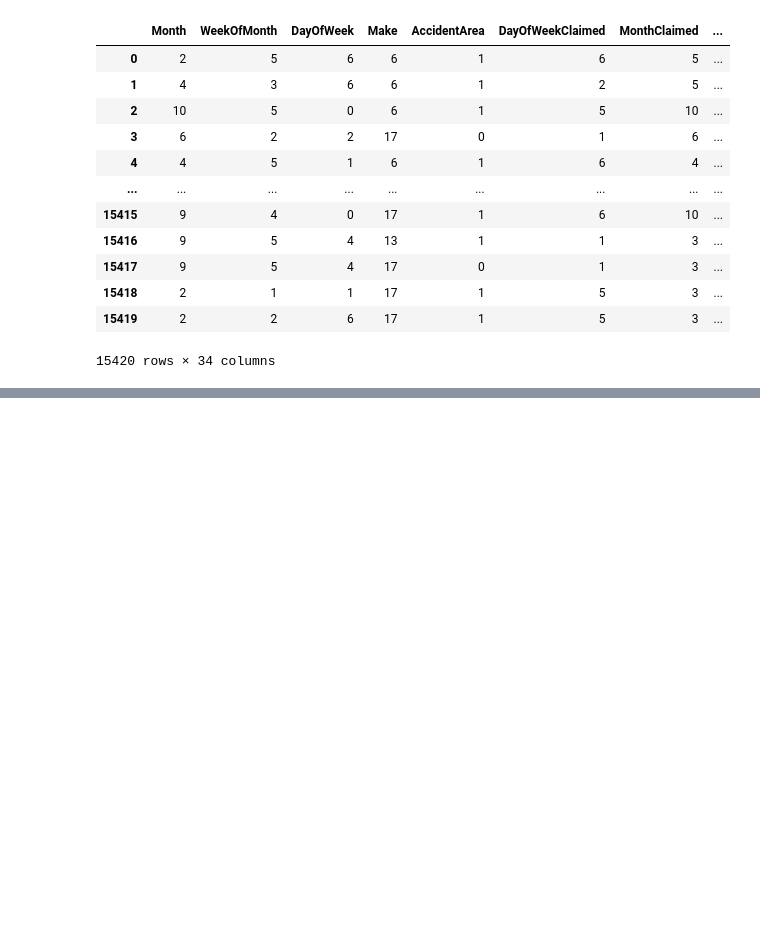
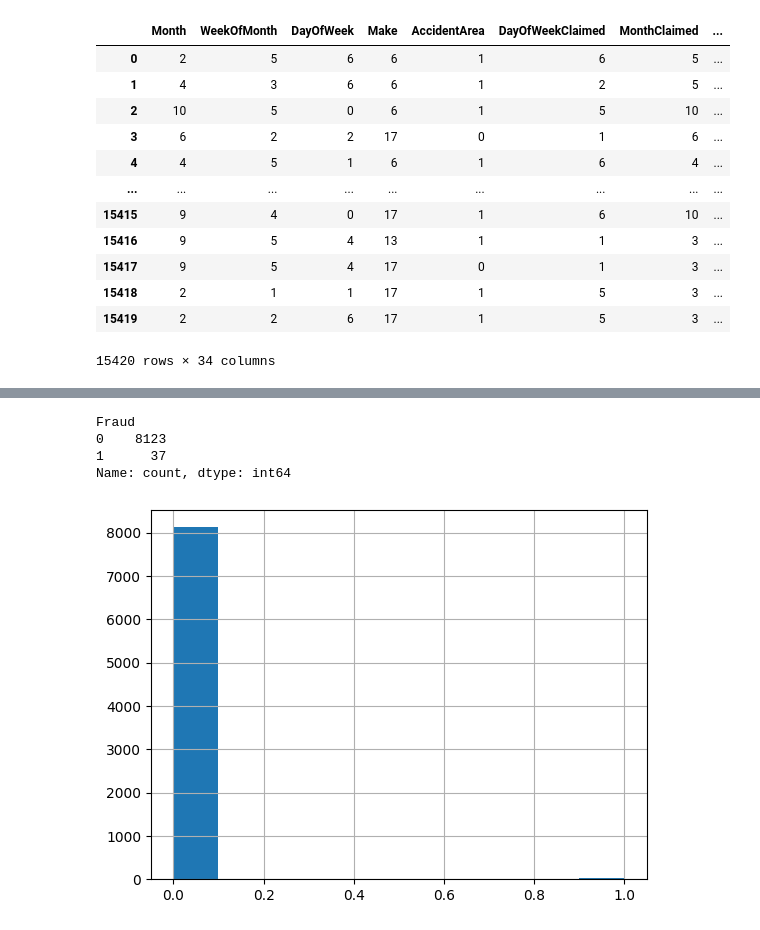
Before and after one commit to AstemirGongapshev/-research_flower, a Jupyter notebook: data_split.ipynb, the cells around one changed output, grey strips where cells are left out. Drawn from its saved outputs; the diff is of its cells as text; code cells hidden in the pictures; blank space fills up the shorter version.

```diff
--- a/data_split.ipynb
+++ b/data_split.ipynb
@@ -182,0 +178,9 @@ df2.to_csv('IID_df_2.csv', index=False)
+# %%
+data2.Fraud.hist()
+print(data2.Fraud.value_counts())
+# %% [output]
+Fraud
+0    8123
+1      37
+Name: count, dtype: int64
+[figure, added]
```
Also changed, not shown: parts of 17 cells of this notebook.
